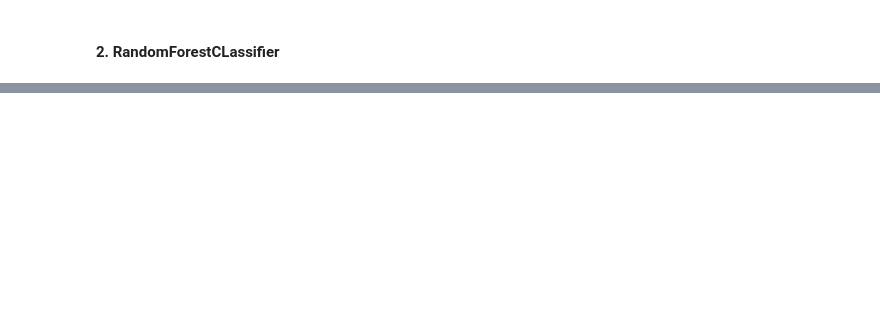
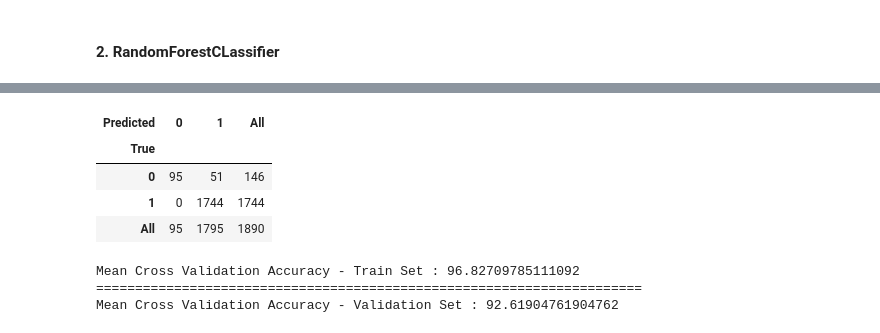
Before and after one commit to tinawangnew/capstone-project, a Jupyter notebook: amazon-alexa-review (1).ipynb, the cells around one changed output, grey strips where cells are left out. Saved outputs shown, nothing was run; the diff lists cells and outputs as text; code cells hidden in the pictures; blank space fills up the shorter version.

```diff
--- a/amazon-alexa-review (1).ipynb
+++ b/amazon-alexa-review (1).ipynb
@@ -612,0 +680,5 @@ print("Best score is {}".format(logreg_cv.best_score_))
+# %%
+# Use 90% data as training data
+X_train, X_test, y_train, y_test = train_test_split(features, target, test_size = 0.1, random_state=42)
+print(X_test)
+print(y_test)
@@ -612,0 +703,12 @@ print("Best score is {}".format(logreg_cv.best_score_))
+# %%
+# Train the best model on all training data with the best hyperparameter
+best_logreg = LogisticRegression(C=3.7276, penalty='l1')
+best_logreg.fit(X_train, y_train)
+
+# Select 4 reviews in the test dataset, one is positive and 3 are negative. Now use trained model to make prediction for them
+class_pred=[]
+class_pred.append(best_logreg.predict(np.array(X_test.iloc[0]).reshape(1,-1)))
+class_pred.append(best_logreg.predict(np.array(X_test.iloc[10]).reshape(1,-1)))
+class_pred.append(best_logreg.predict(np.array(X_test.iloc[11]).reshape(1,-1)))
+class_pred.append(best_logreg.predict(np.array(X_test.iloc[15]).reshape(1,-1)))
+print(class_pred)
@@ -639,7 +766,17 @@ print(classification_report(y_test, y_pred_forest))
 # %%
-pd.crosstab(y_train['feedback'], grid.predict(x_train), rownames=['True'], colnames=['Predicted'], margins=True)
+pd.crosstab(y_train['feedback'], forest_gridCV.predict(X_train), rownames=['True'], colnames=['Predicted'], margins=True)
+# %% [output]
+| Predicted | 0 | 1 | All |
+| True |  |  |  |
+| 0 | 95 | 51 | 146 |
+| 1 | 0 | 1744 | 1744 |
+| All | 95 | 1795 | 1890 |
 # %%
-print("Mean Cross Validation Accuracy - Train Set : {}".format(grid.cv_results_['mean_train_score'].mean()*100))
+print("Mean Cross Validation Accuracy - Train Set : {}".format(forest_gridCV.cv_results_['mean_train_score'].mean()*100))
 print("="*70)
-print("Mean Cross Validation Accuracy - Validation Set : {}".format(grid.cv_results_['mean_test_score'].mean()*100))
+print("Mean Cross Validation Accuracy - Validation Set : {}".format(forest_gridCV.cv_results_['mean_test_score'].mean()*100))
+# %% [output]
+Mean Cross Validation Accuracy - Train Set : 96.82709785111092
+======================================================================
+Mean Cross Validation Accuracy - Validation Set : 92.61904761904762
 # %%
```
Also changed, not shown: parts of 25 cells of this notebook.
